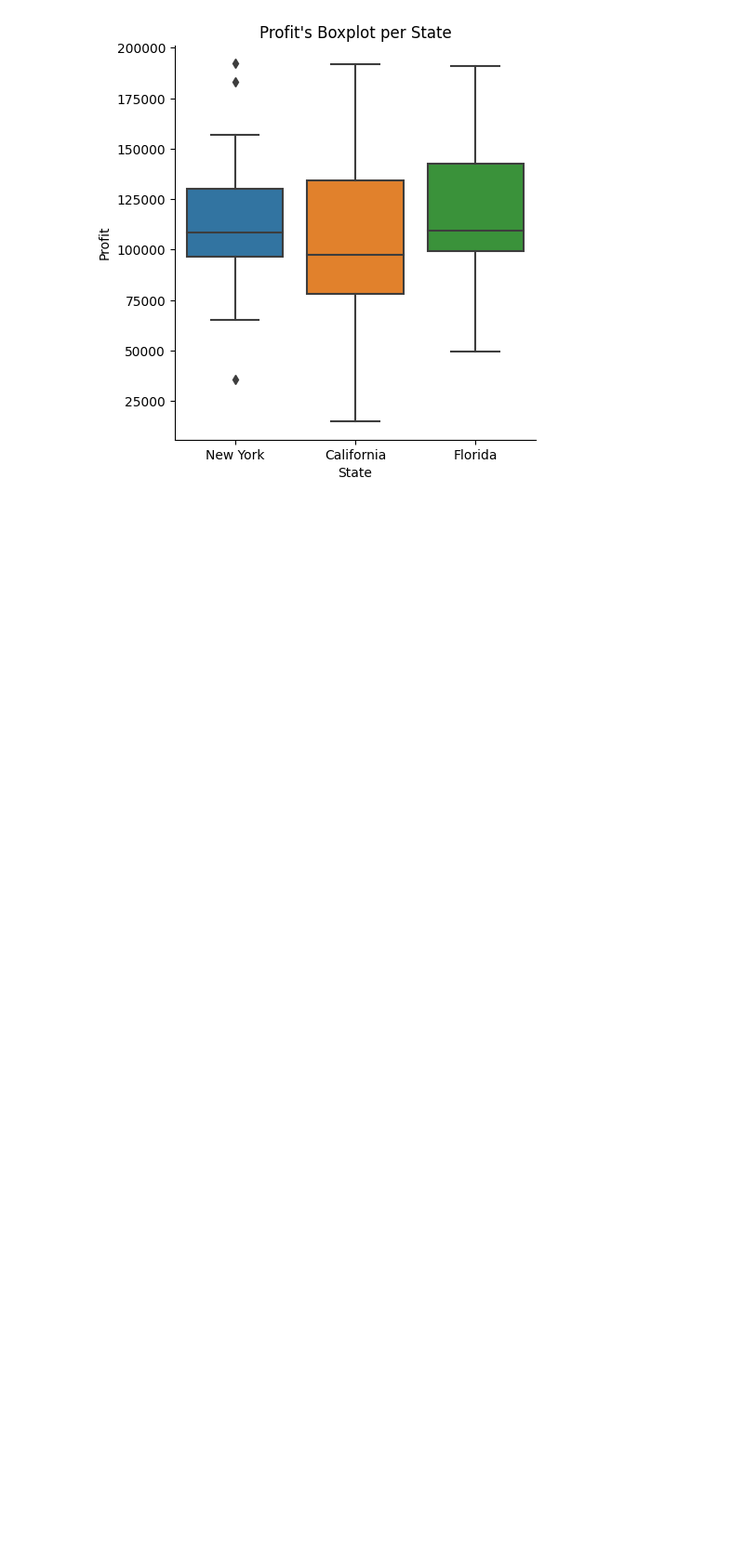
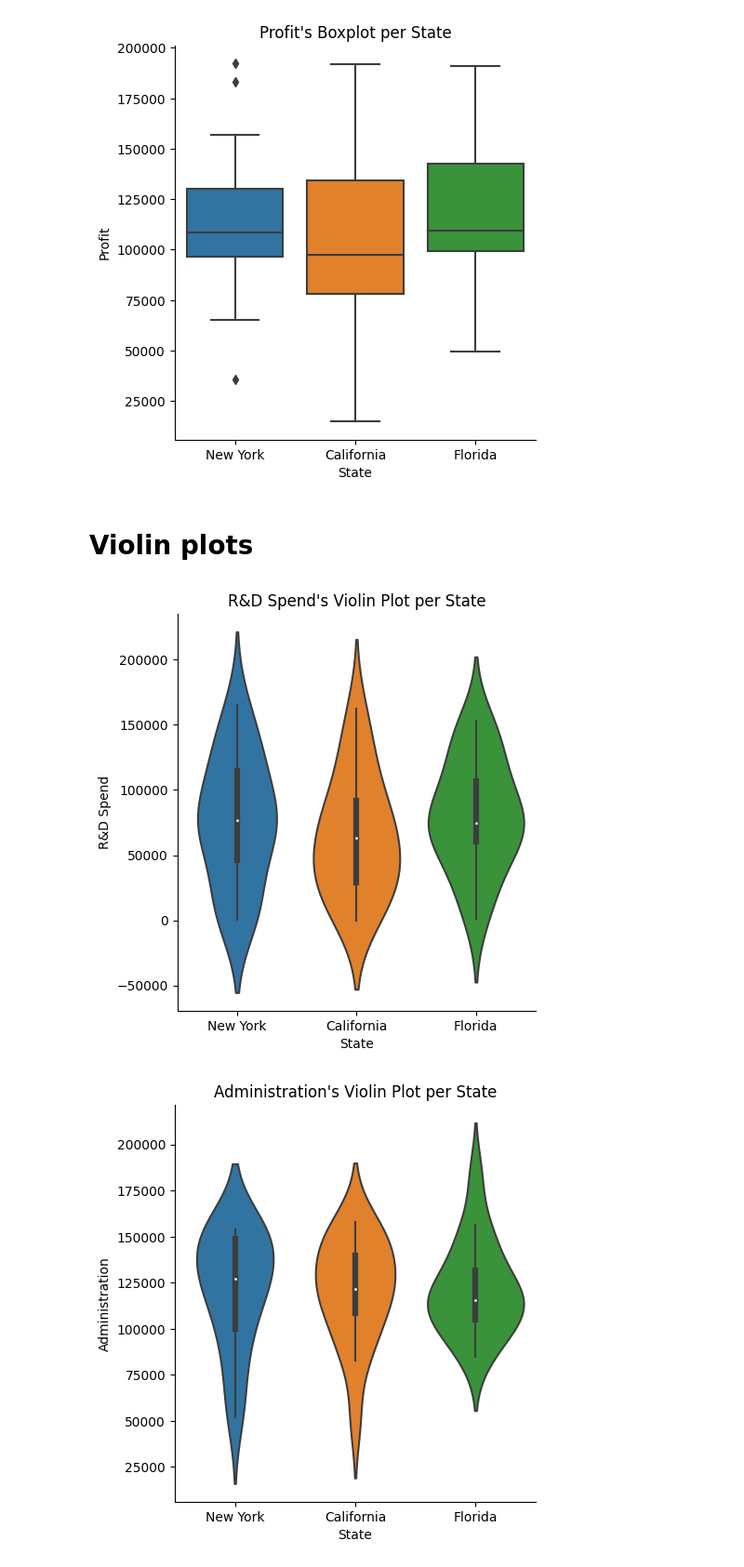
Before and after one commit to SantiagoMorenoV/50-Startups-Multiple-Reg, a Jupyter notebook: Python/50_St_ups_desc_st_plots.ipynb, the cells around one changed output. Shown at 93% size. Cells and saved outputs as stored; diff of their text form; code cells hidden in the pictures; blank space fills up the shorter version.

```diff
--- a/Python/50_St_ups_desc_st_plots.ipynb
+++ b/Python/50_St_ups_desc_st_plots.ipynb
@@ -70,3 +70,14 @@ for var in variables:
 [figure]
 [figure]
 [figure]
+# %% [markdown]
+# **Violin plots**
+# %%
+# Creting Violin plots
+for var in variables:
+  sns.catplot(data = dataset, x = "State", y = var, kind = "violin")
+  plt.title("{}'s Violin Plot per State".format(var))
+  plt.show()
+# %% [output]
+[figure, added]
+[figure, added]
```
Also changed, not shown: parts of 1 cell of this notebook.
